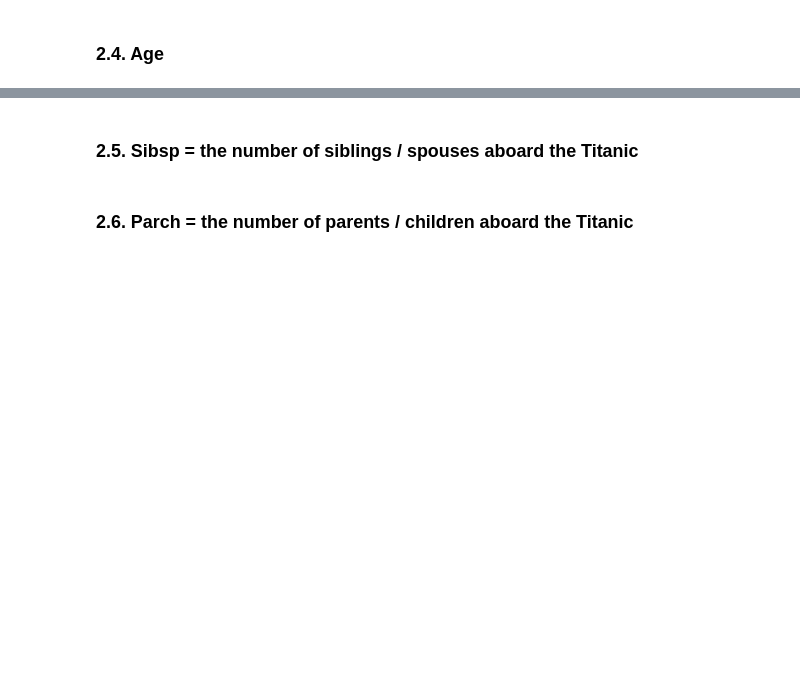
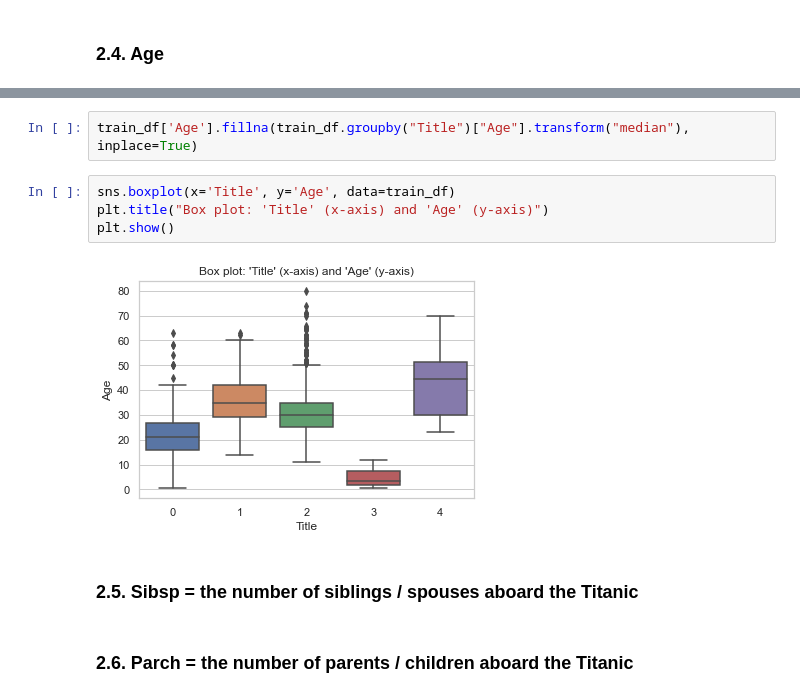
Before and after one commit to mrlee0708/kaggle-titanic, a Jupyter notebook: titanic-miran.ipynb, the cells around one changed output, grey strips where cells are left out. Drawn from its saved outputs; the diff is of its cells as text; blank space fills up the shorter version.

```diff
--- a/titanic-miran.ipynb
+++ b/titanic-miran.ipynb
@@ -246,3 +311,11 @@ Dead       55  26  436  17  15
+# %%
+train_df['Age'].fillna(train_df.groupby("Title")["Age"].transform("median"), inplace=True)
+# %%
+sns.boxplot(x='Title', y='Age', data=train_df)
+plt.title("Box plot: 'Title' (x-axis) and 'Age' (y-axis)")
+plt.show()
+# %% [output]
+[figure, added]
 # %% [markdown]
 ### 2.5. Sibsp = the number of siblings / spouses aboard the Titanic
 # %% [markdown]
```
Also changed, not shown: parts of 9 cells of this notebook.
